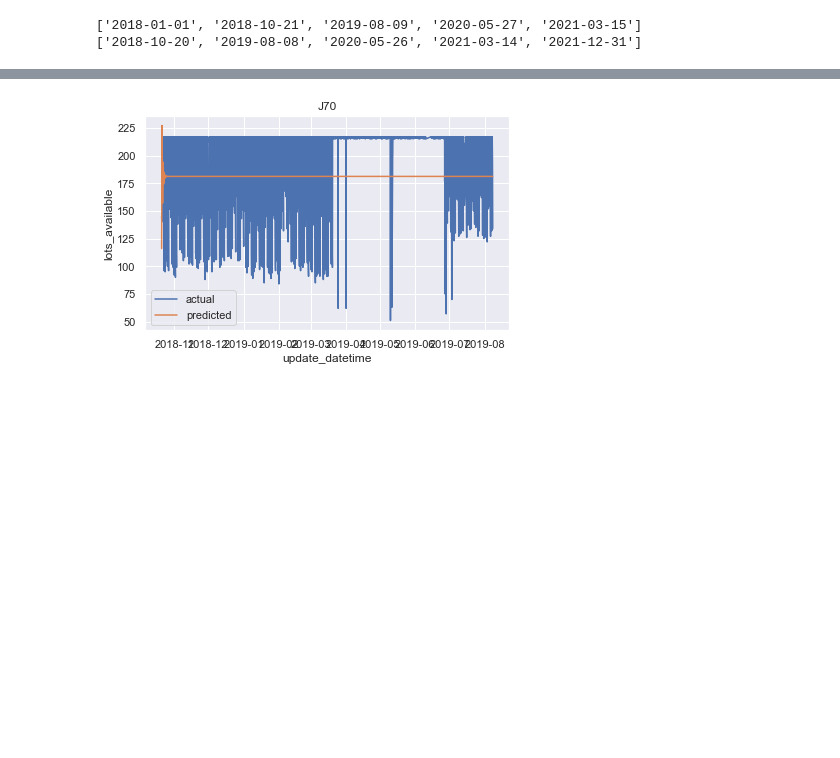
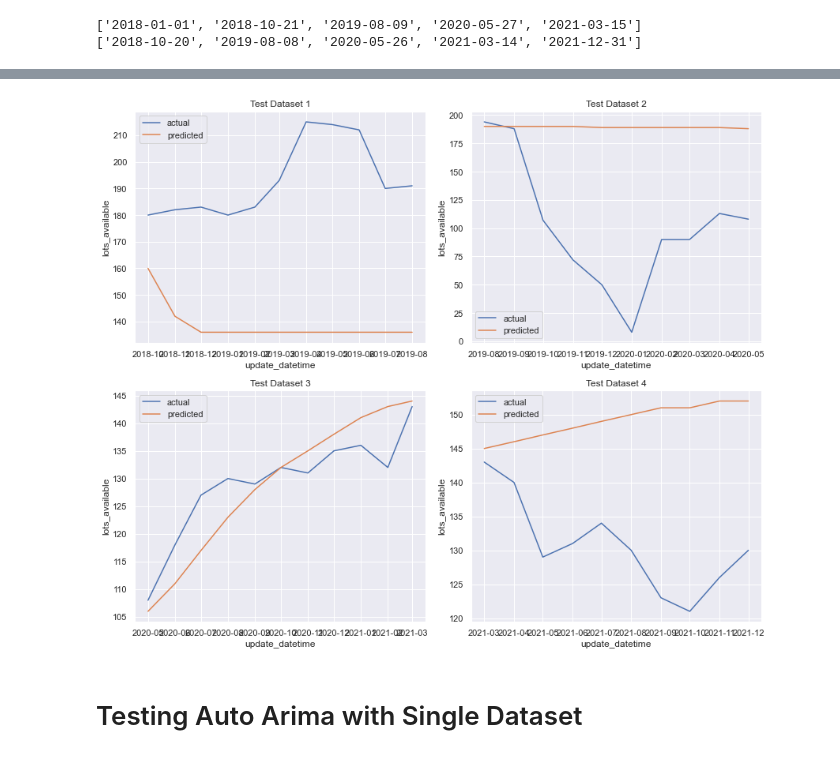
Before and after one commit to GarrickGoh/SC1015-Mini-Project, a Jupyter notebook: ML Model 1 & 2. Decision Tree Regressor, ARIMA.ipynb, the cells around one changed output, grey strips where cells are left out. Saved outputs shown, nothing was run; the diff lists cells and outputs as text; code cells hidden in the pictures; blank space fills up the shorter version.

```diff
--- a/ML Model 1 & 2. Decision Tree Regressor, ARIMA.ipynb
+++ b/ML Model 1 & 2. Decision Tree Regressor, ARIMA.ipynb
@@ -238,14 +254,7 @@ for i in range(0, len(split_start)):
 # %%
 # Forward Chaining on a Single Carpark
-
-arima_model_arr = []
-
-# for i in range(0, 1):
-i=3
 arima_df = forward_chain[0].copy()
 arima_df = arima_df[arima_df['carpark_number'] == carpark_arr[1]]
-for j in range (1, i):
-    arima_df =arima_df.append(forward_chain[j])
 
 arima_df = arima_df.drop(columns=["carpark_number"])
 arima_df.sort_values(by=["update_datetime"],ignore_index=True)
@@ -253,19 +262,15 @@ arima_df = arima_df.set_index("update_datetime")
 arima_df = arima_df.sort_index()
 
 arima_model =  pm.auto_arima(arima_df, start_p=1, start_q=1,
-                  test='adf',       # use adftest to find optimal 'd'
-                  max_p=3, max_q=3, # maximum p and q
-                  m=1,              # frequency of series
-                  d=None,           # No need difference, data already stationary
-                  seasonal=False,   # Not calculating seasonality
+                  max_p=3, max_q=3, # Maximum p and q
+                  m=24,             # Frequency of series, hourly (24hrs a day)
+                  d=None,          # No need difference, data already stationary
+                  seasonal=True,
                   start_P=0,
                   D=0,
                   trace=True,
                   error_action='ignore',
                   suppress_warnings=True,
                   stepwise=True)
-
-
-arima_model_arr.append(arima_model)
 # %% [output]
 Performing stepwise search to minimize aic
@@ -331,21 +293,47 @@ testing.head(-5)
 # %%
-fig, axis = plt.subplots()
+fig, axis = plt.subplots(nrows=2,ncols=2)
+fig.set_size_inches(12, 10)
 
 fig.tight_layout()
 
-i = 0
-# for carpark in dtreg_predictions.keys():
-dfPlot = testing
-#     dfPlot["day_hour"] = "2022-08-" + (dfPlot['day']+1).astype(str) + " " + dfPlot["hour"].astype(str) + ":0:0"
-#     dfPlot["day_hour"] = pd.to_datetime(dfPlot["day_hour"], format= "%Y-%m-%d %H:%M:%S")
-# date_format =  mdates.DateFormatter("%M")
-lp1 = sb.lineplot(x="update_datetime",y='lots_available', legend='brief', label="actual",data=dfPlot, ax=axis)
-lp2 = sb.lineplot(x="update_datetime",y='predicted_lots', legend='brief', label="predicted",data=dfPlot, ax=axis)
-lp1.set(title=str(carpark_arr[i]))
-# lp1.xaxis.set_major_formatter(date_format)
-# lp2.xaxis.set_major_formatter(date_format)
+for i in range(1,len(split_start)):
+# for i in range(1,2):
+    display_df = forward_chain[i].copy()
+    display_df = display_df[display_df['carpark_number'] == carpark_arr[1]]
+    arima_prediction = arima_model.predict(n_periods=display_df.shape[0])
+    display_df["predicted_lots"] = arima_prediction.tolist()
 
-i = i + 1
+    display_df = display_df.groupby(pd.PeriodIndex(display_df['update_datetime'], freq="M")).mean().astype(int)
+    display_df["update_datetime"] = display_df.index
+    display_df["update_datetime"] = pd.to_datetime(display_df['update_datetime'].astype(str), format='%Y-%m')
+    display_df = display_df.reset_index(drop=True)
+
+    date_format =  mdates.DateFormatter("%Y-%m")
+
+    row = 0
+    if (i >= 3):
+        row = 1
+    col = (i+1)%2
+
+    lp1 = sb.lineplot(x='update_datetime' ,y='lots_available', legend='brief', label="actual",data=display_df, ax=axis[row,col])
+    lp2 = sb.lineplot(x='update_datetime',y='predicted_lots', legend='brief', label="predicted",data=display_df, ax=axis[row,col])
+    lp1.set(title=str("Test Dataset " + str(i)))
+    lp1.xaxis.set_major_formatter(date_format)
+    lp2.xaxis.set_major_formatter(date_format)
+
+#     Update Model With next Train Data
+    update_df = forward_chain[i].copy()
+    update_df = update_df[update_df['carpark_number'] == carpark_arr[1]]
+
+    update_df = update_df.drop(columns=["carpark_number"])
+    update_df.sort_values(by=["update_datetime"],ignore_index=True)
+    update_df = update_df.set_index("update_datetime")
+    update_df = update_df.sort_index()
+
+    arima_model.update(update_df)
+
 fig.tight_layout()
 # %% [output]
-[figure, old version]
+[figure, new version]
+# %% [markdown]
+# Testing Auto Arima with Single Dataset
```
Also changed, not shown: parts of 17 cells of this notebook.
